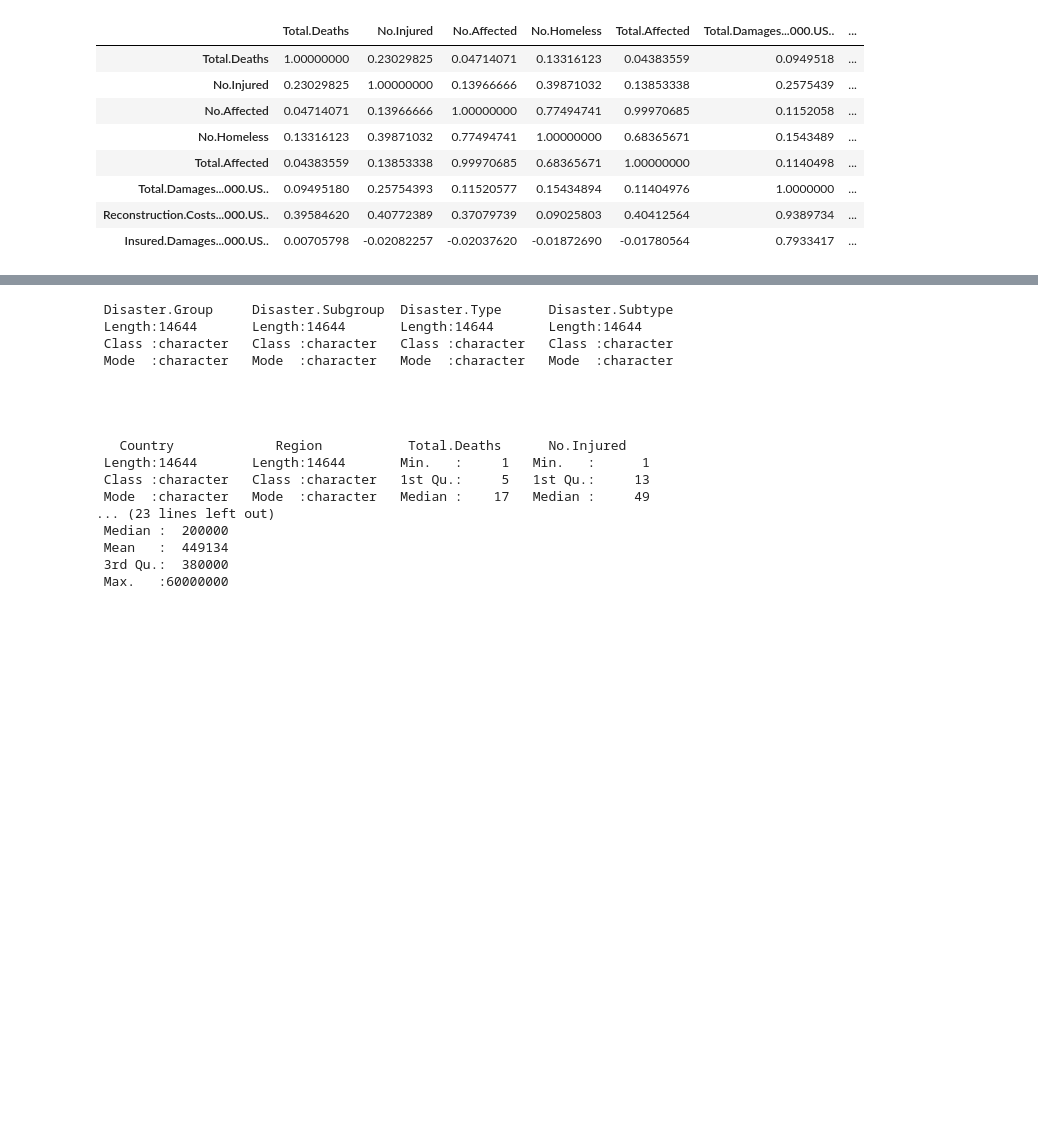
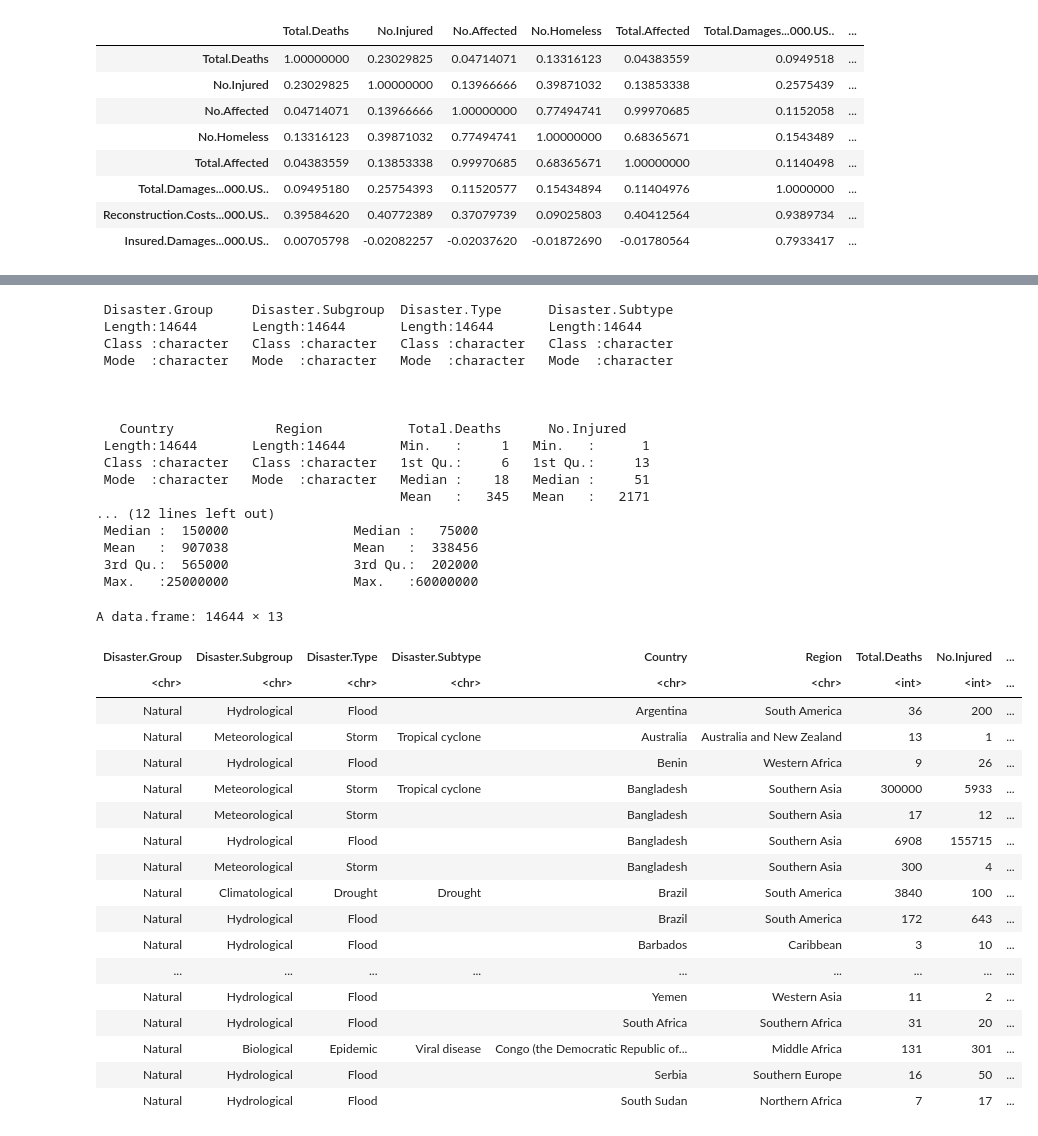
Before and after one commit to najiaahmedd/CIND820_InitialResults, a Jupyter notebook: InitialResults_Imputations.ipynb, the cells around one changed output, grey strips where cells are left out. Saved outputs shown, nothing was run; the diff lists cells and outputs as text; code cells hidden in the pictures; blank space fills up the shorter version.

```diff
--- a/InitialResults_Imputations.ipynb
+++ b/InitialResults_Imputations.ipynb
@@ -63,8 +64,10 @@ A matrix: 8 × 8 of type dbl
 | Total.Damages...000.US.. | 0.09495180 | 0.25754393 | 0.11520577 | 0.15434894 | 0.11404976 | 1.0000000 | ... |
 | Reconstruction.Costs...000.US.. | 0.39584620 | 0.40772389 | 0.37079739 | 0.09025803 | 0.40412564 | 0.9389734 | ... |
 | Insured.Damages...000.US.. | 0.00705798 | -0.02082257 | -0.02037620 | -0.01872690 | -0.01780564 | 0.7933417 | ... |
+# %%
+data2<-subset(data1, select = c(Disaster.Group,Disaster.Subgroup, Disaster.Type, Disaster.Subtype, Country, Region, Total.Deaths, No.Injured, No.Homeless, Total.Affected, Total.Damages...000.US.., Reconstruction.Costs...000.US.., Insured.Damages...000.US..))
 # %%
-imputedData<-mice(dataclean, m=6, maxit=50, meth='pmm', seed=600)
+imputedData<-mice(data2, m=6, maxit=50, meth='pmm', seed=600)
 summary(imputedData)
 # %% [output]
  iter imp variable
@@ -115,13 +118,35 @@ summary(completedata)
 
 
 
-
    Country             Region           Total.Deaths      No.Injured
  Length:14644       Length:14644       Min.   :     1   Min.   :      1
- Class :character   Class :character   1st Qu.:     5   1st Qu.:     13
- Mode  :character   Mode  :character   Median :    17   Median :     49
-... (23 lines left out)
- Median :  200000
- Mean   :  449134
- 3rd Qu.:  380000
- Max.   :60000000
+ Class :character   Class :character   1st Qu.:     6   1st Qu.:     13
+ Mode  :character   Mode  :character   Median :    18   Median :     51
+                                       Mean   :   345   Mean   :   2171
+... (12 lines left out)
+ Median :  150000                Median :   75000
+ Mean   :  907038                Mean   :  338456
+ 3rd Qu.:  565000                3rd Qu.:  202000
+ Max.   :25000000                Max.   :60000000
+# %%
+completedata
+# %% [output]
+A data.frame: 14644 × 13
+| Disaster.Group | Disaster.Subgroup | Disaster.Type | Disaster.Subtype | Country | Region | Total.Deaths | No.Injured | ... |
+| <chr> | <chr> | <chr> | <chr> | <chr> | <chr> | <int> | <int> | ... |
+| Natural | Hydrological | Flood |  | Argentina | South America | 36 | 200 | ... |
+| Natural | Meteorological | Storm | Tropical cyclone | Australia | Australia and New Zealand | 13 | 1 | ... |
+| Natural | Hydrological | Flood |  | Benin | Western Africa | 9 | 26 | ... |
+| Natural | Meteorological | Storm | Tropical cyclone | Bangladesh | Southern Asia | 300000 | 5933 | ... |
+| Natural | Meteorological | Storm |  | Bangladesh | Southern Asia | 17 | 12 | ... |
+| Natural | Hydrological | Flood |  | Bangladesh | Southern Asia | 6908 | 155715 | ... |
+| Natural | Meteorological | Storm |  | Bangladesh | Southern Asia | 300 | 4 | ... |
+| Natural | Climatological | Drought | Drought | Brazil | South America | 3840 | 100 | ... |
+| Natural | Hydrological | Flood |  | Brazil | South America | 172 | 643 | ... |
+| Natural | Hydrological | Flood |  | Barbados | Caribbean | 3 | 10 | ... |
+| ... | ... | ... | ... | ... | ... | ... | ... | ... |
+| Natural | Hydrological | Flood |  | Yemen | Western Asia | 11 | 2 | ... |
+| Natural | Hydrological | Flood |  | South Africa | Southern Africa | 31 | 20 | ... |
+| Natural | Biological | Epidemic | Viral disease | Congo (the Democratic Republic of... | Middle Africa | 131 | 301 | ... |
+| Natural | Hydrological | Flood |  | Serbia | Southern Europe | 16 | 50 | ... |
+| Natural | Hydrological | Flood |  | South Sudan | Northern Africa | 7 | 17 | ... |
```
Also changed, not shown: parts of 2 cells of this notebook.
